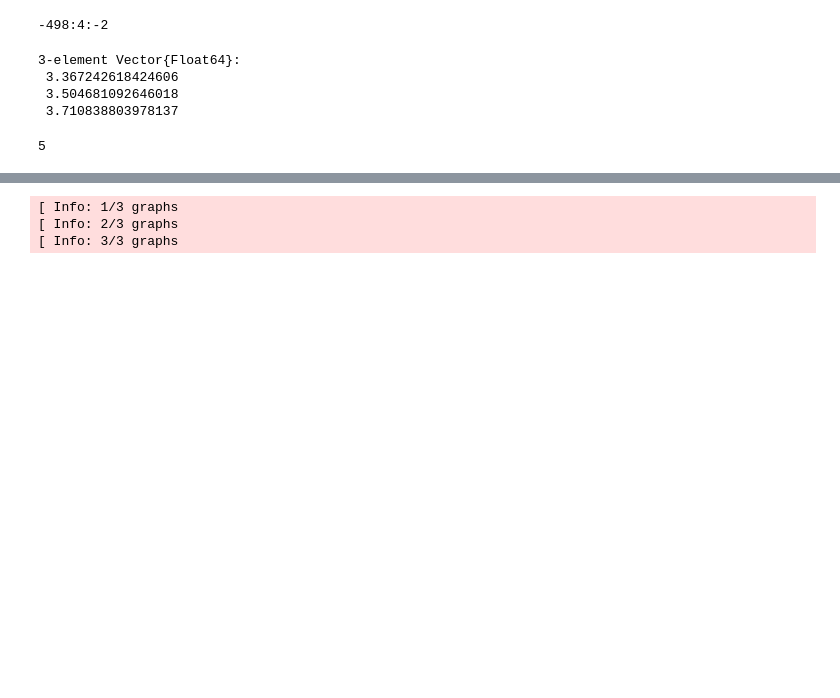
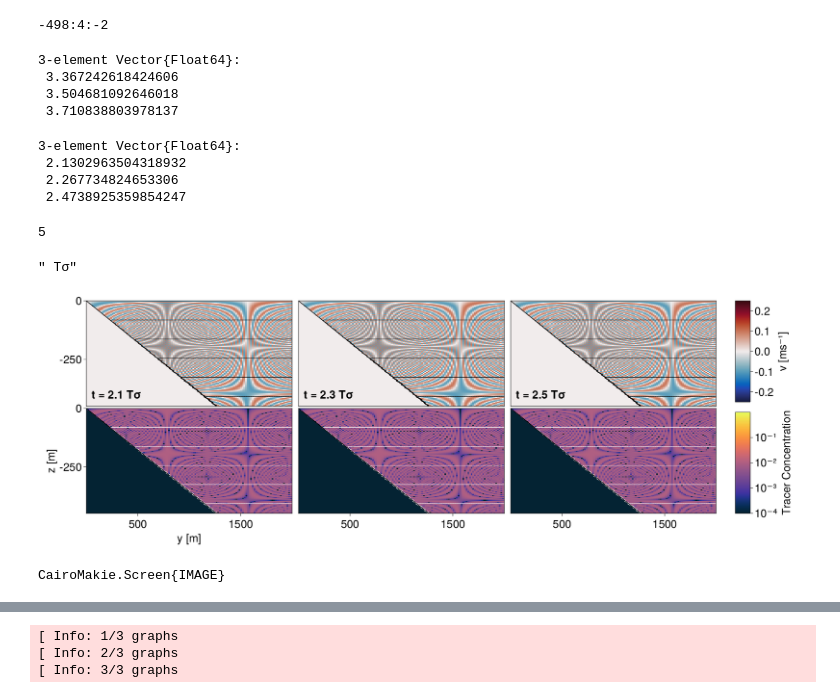
Before and after one commit to whitleyv/IntWaveSlope, a Jupyter notebook: Analysis/WaveProgression.ipynb, the cells around one changed output, grey strips where cells are left out. Drawn from its saved outputs; the diff is of its cells as text; code cells hidden in the pictures; blank space fills up the shorter version.

```diff
--- a/Analysis/WaveProgression.ipynb
+++ b/Analysis/WaveProgression.ipynb
@@ -59,8 +59,62 @@ wavs[3]
  3.367242618424606
  3.504681092646018
  3.710838803978137
+# %%
+interest_idx1 = [round(Int,(pm.Tσ*2.1)/600), round(Int,(pm.Tσ*2.3)/600), round(Int,(pm.Tσ*2.5)/600)]
+
+interest_idx3 = [round(Int,(pm.Tσ*3.0)/600), round(Int,(pm.Tσ*3.2)/600), round(Int,(pm.Tσ*3.4)/600)]
+interest_idx4 = [round(Int,(pm.Tσ*3.5)/600), round(Int,(pm.Tσ*3.7)/600), round(Int,(pm.Tσ*3.9)/600)]
+
+interest_idxb = [interest_idx3, interest_idx4]
+tims = interest_idxb.* 600.0
+timsa = interest_idx1 .* 600
+wavs = tims./ pm.Tσ
+wavsa = timsa ./ pm.Tσ
+# %% [output]
+3-element Vector{Float64}:
+ 2.1302963504318932
+ 2.267734824653306
+ 2.4738925359854247
 # %%
 land = curvedslope.(yc) ;
 xlocat = 5
 # %% [output]
 5
+# %%
+f1 = Figure(resolution = (1800, 600), fontsize=26)
+ga = f1[1:2, 1] = GridLayout()
+gab1 = f1[1, 2] = GridLayout()
+gab2 = f1[2, 2] = GridLayout()
+
+axv1 = Axis(ga[1, 1])
+axv2 = Axis(ga[1, 2])
+axc2 = Axis(ga[2, 2])
+axv3 = Axis(ga[1, 3])
+axc3 = Axis(ga[2, 3])
+axc1 = Axis(ga[2, 1], ylabel = "z [m]", xlabel = "y [m]")
+
+axc1.xticks = 500:1000:1500
+axc2.xticks = 500:1000:1500
+axc3.xticks = 500:1000:1500
+
+limits!(axv1, 0, 2000, -450, 0)
+limits!(axc1, 0, 2000, -450, 0)
+limits!(axv2, 0, 2000, -450, 0)
+limits!(axc2, 0, 2000, -450, 0)
+limits!(axv3, 0, 2000, -450, 0)
+limits!(axc3, 0, 2000, -450, 0)
+
+linkaxes!(axv1, axv2, axv3, axc1, axc2, axc3)
+
+axv = [axv1, axv2, axv3]
+axc = [axc1, axc2, axc3]
+
+axv1.yticks = [-250, 0]
+axc1.yticks = [-250, 0]
+
+time_pre = "t = "
+time_post = " Tσ"
+
+#display(f1)
+# %% [output]
+" Tσ"
@@ -66,0 +144,23 @@ xlocat = 5
+# %%
+# get rid of the inner values
+hidedecorations!(axv2)
+hidedecorations!(axv3)
+hidexdecorations!(axv1)
+hideydecorations!(axc2)
+hideydecorations!(axc3)
+
+colgap!(ga, 15)
+rowgap!(ga, 5)
+
+# create colorbars the size of the whole data set
+cb1 = Colorbar(gab1[1,1], hmv, ticks = (-0.2:.1:0.2), size =35, label = "v [ms⁻¹]")
+cb2 = Colorbar(gab2[1,1], hmc, ticks = (-4:1:-1, ["10⁻⁴", "10⁻³", "10⁻²", "10⁻¹"] ),
+        size = 35, label = "Tracer Concentration")
+
+# making colorbars take up less space
+colsize!(f1.layout, 2, Relative(0.05))
+#colsize!(f1.layout, 3, Relative(0.05))
+display(f1)
+# %% [output]
+[figure, added]
+CairoMakie.Screen{IMAGE}
```
Also changed, not shown: parts of 3 cells of this notebook, 7 other files.
